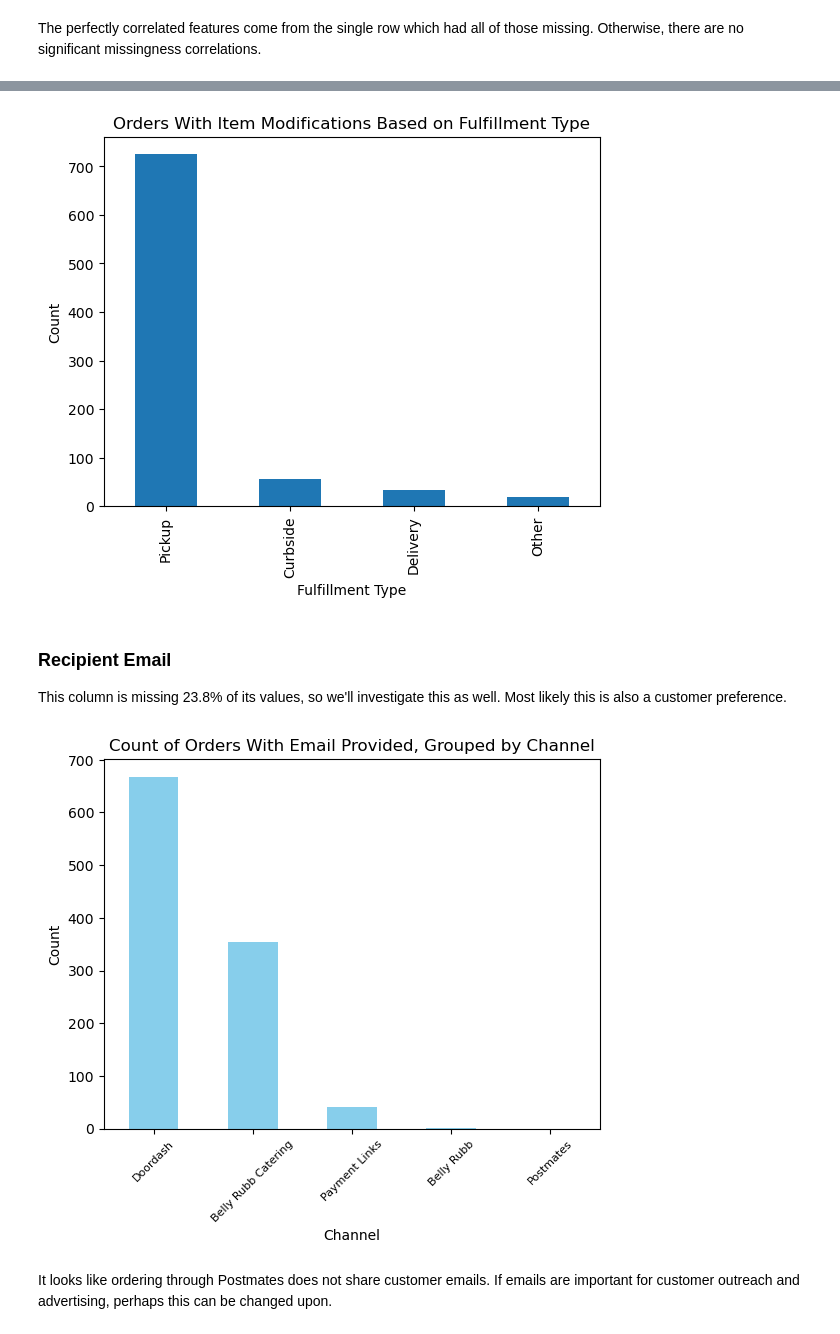
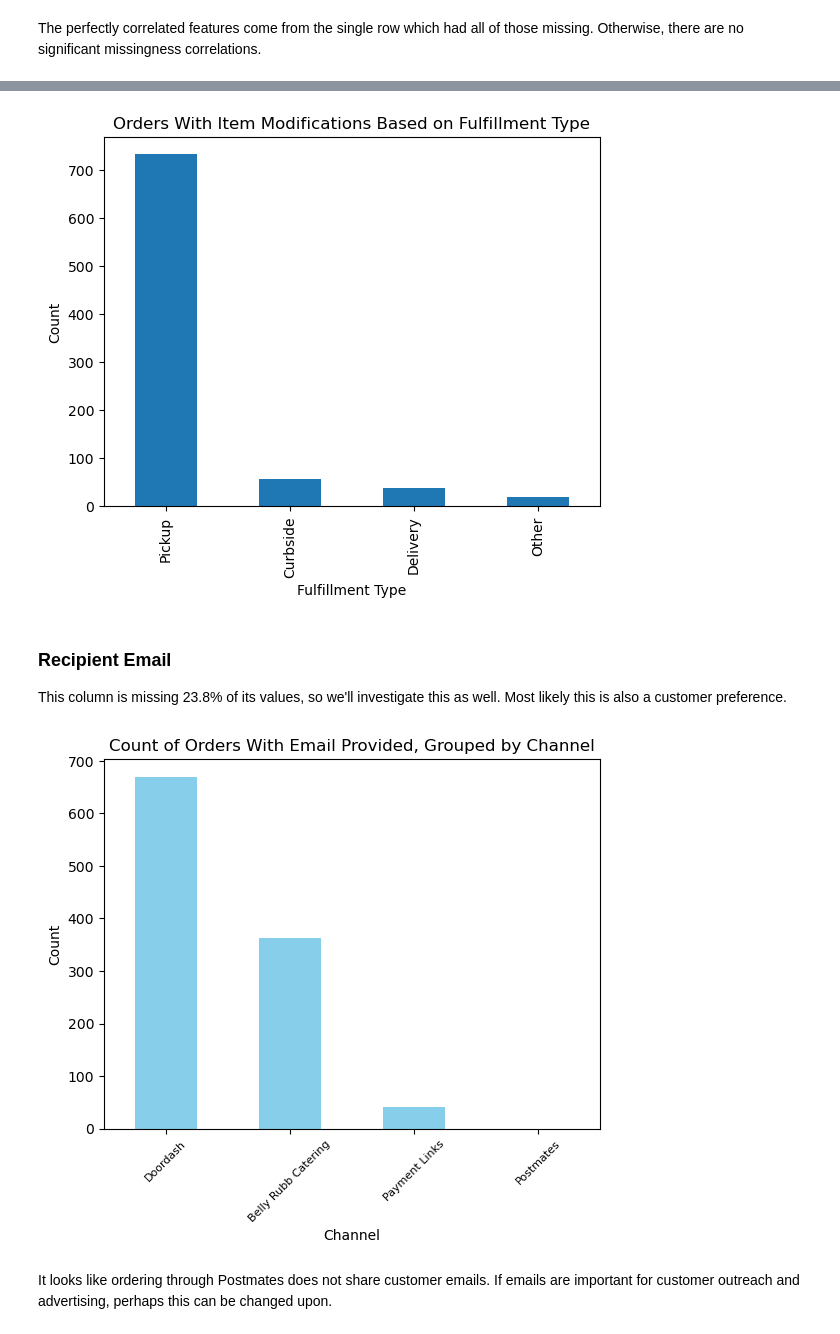
Before and after one commit to ajamkotc/belly_rubb_analysis, a Jupyter notebook: notebooks/1.0-aj-initial-data-exploration.ipynb, the cells around one changed output, grey strips where cells are left out. Drawn from its saved outputs; the diff is of its cells as text; code cells hidden in the pictures.

```diff
--- a/notebooks/1.0-aj-initial-data-exploration.ipynb
+++ b/notebooks/1.0-aj-initial-data-exploration.ipynb
@@ -34,0 +31,4 @@ orders_processed_df = pd.read_csv(INTERIM_DATA_DIR / 'orders_processed.csv')
+# %%
+orders_df = pd.read_csv(INTERIM_DATA_DIR / 'orders-2023-12-22-2024-12-20.csv')
+
+orders_df.head()
@@ -146,7 +153,7 @@ orders_processed_df[orders_processed_df['Item Modifiers'].isna()]
 # %%
 # Visualize relationship between item modifications and fulfillment type
 
-orders_processed_df.groupby(by='Fulfillment Type')['Item Modifiers'].count().sort_values(ascending=False).plot(kind='bar')
+orders_df.groupby(by='Fulfillment Type')['Item Modifiers'].count().sort_values(ascending=False).plot(kind='bar')
 
 plt.title('Orders With Item Modifications Based on Fulfillment Type')
 plt.ylabel('Count')
@@ -155,7 +162,7 @@ plt.xlabel('Fulfillment Type')
 plt.savefig(FIGURES_DIR / 'bar_fulfillment_type_item_modifiers_count.png', bbox_inches='tight')
 plt.show()
 # %% [output]
-[figure, old version]
+[figure, new version]
 # %% [markdown]
 ### Recipient Email
 
@@ -163,18 +170,18 @@ This column is missing 23.8% of its values, so we'll investigate this as well. M
 # %%
 # Visualize count of whose emails were included based on Channel they ordered from
 
-orders_processed_df.groupby(by='Channels')['Recipient Email'].count().sort_values(ascending=False).plot(kind='bar', color='skyblue')
+orders_df.groupby(by='Channels')['Recipient Email'].count().sort_values(ascending=False).plot(kind='bar', color='skyblue')
 
-x_tick_labels = ['Doordash', 'Belly Rubb Catering', 'Payment Links', 'Belly Rubb', 'Postmates']
+x_tick_labels = ['Doordash', 'Belly Rubb Catering', 'Payment Links', 'Postmates']
 
 plt.title('Count of Orders With Email Provided, Grouped by Channel')
 plt.xlabel('Channel')
 plt.ylabel('Count')
 plt.xticks(range(len(x_tick_labels)), labels=x_tick_labels, rotation=45, fontsize=8)
 
 plt.savefig(FIGURES_DIR / 'bar_email_channel_counts.png', bbox_inches='tight')
 plt.show()
 # %% [output]
-[figure, old version]
+[figure, new version]
 # %% [markdown]
 It looks like ordering through Postmates does not share customer emails. If emails are important for customer outreach and advertising, perhaps this can be changed upon.
```
Also changed, not shown: parts of 19 cells of this notebook, 13 other files.
